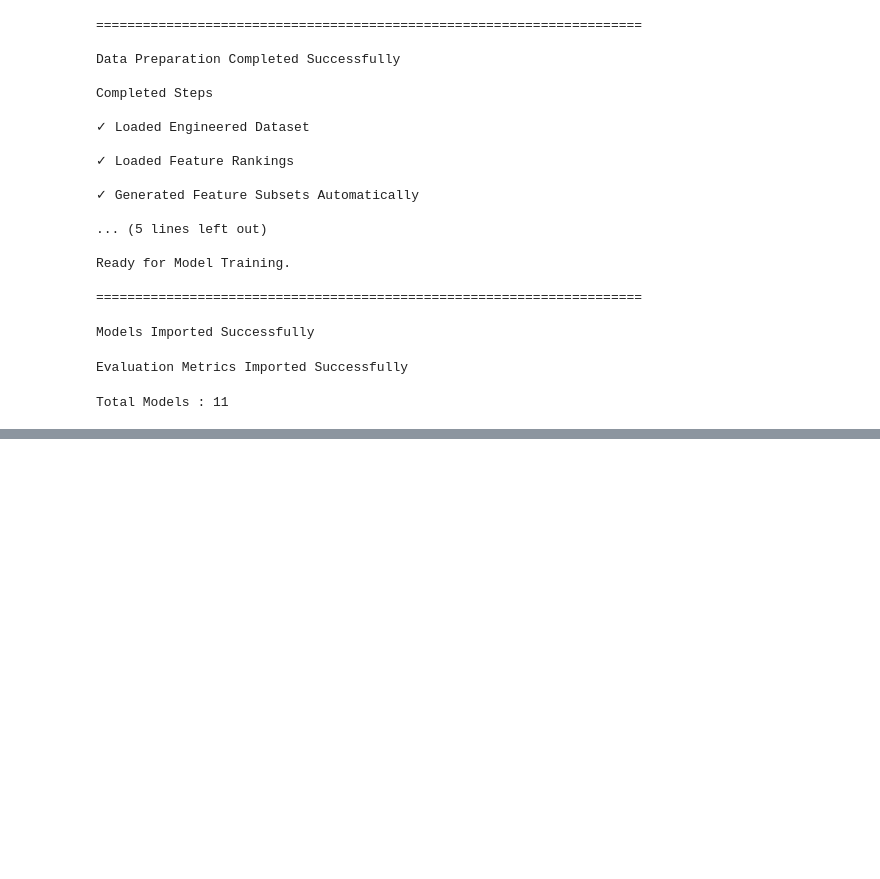
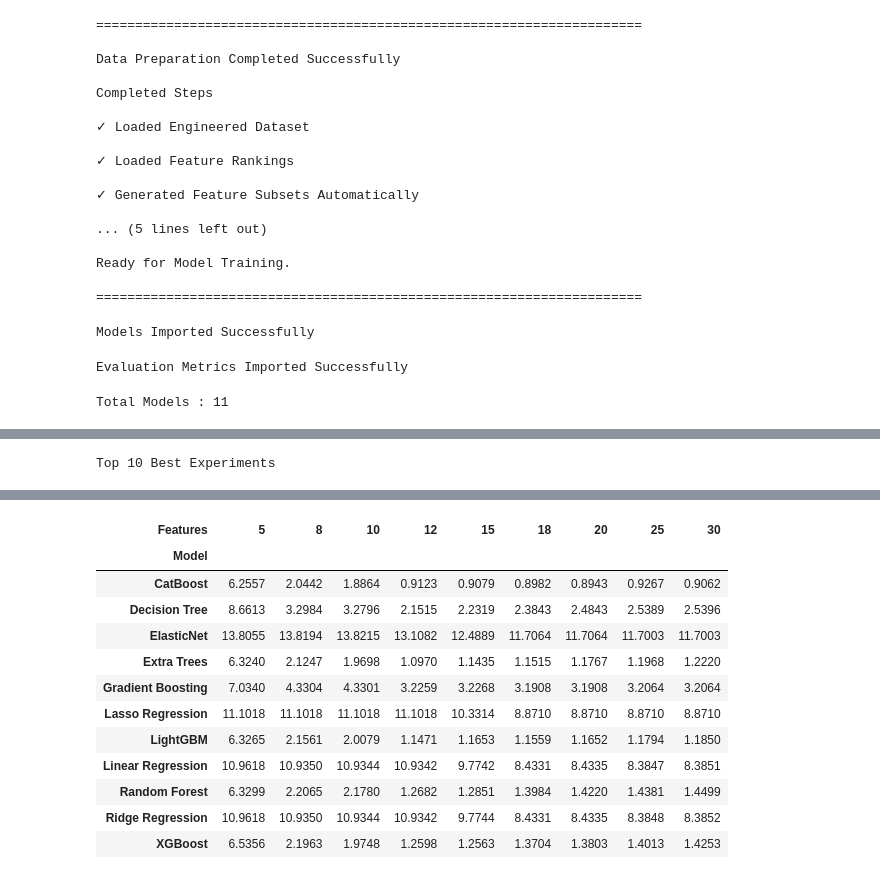
Before and after one commit to IvySingh-1/CERN-dielectron-ML-sensor-optimization, a Jupyter notebook: notebooks/06_Model_Training.ipynb, the cells around one changed output, grey strips where cells are left out. Drawn from its saved outputs; the diff is of its cells as text; code cells hidden in the pictures; blank space fills up the shorter version.

Commit message:
trained models part 2

```diff
--- a/notebooks/06_Model_Training.ipynb
+++ b/notebooks/06_Model_Training.ipynb
@@ -713,0 +752,67 @@ Training Completed Successfully
+# %%
+# =====================================================
+# Create Performance Table
+# =====================================================
+# Combine the evaluation metrics from all
+# experiments into a single DataFrame.
+#
+# The table is sorted by RMSE since
+# lower RMSE indicates better prediction
+# performance.
+# =====================================================
+
+results_df = pd.DataFrame(results)
+
+results_df = results_df[
+
+    [
+
+        "Model",
+
+        "Features",
+
+        "MAE",
+
+        "MSE",
+
+        "RMSE",
+
+        "MAPE",
+
+        "R2",
+
+        "Adjusted R2"
+
+    ]
+
+]
+
+results_df = results_df.sort_values(
+
+    by="RMSE",
+
+    ascending=True
+
+).reset_index(drop=True)
+
+print("Top 10 Best Experiments")
+
+display(results_df.head(10))
+
+# =====================================================
+# Performance Pivot Table
+# =====================================================
+# Compare RMSE across different models and
+# feature subset sizes.
+# Lower RMSE indicates better performance.
+# =====================================================
+
+rmse_pivot = results_df.pivot_table(
+    index="Model",
+    columns="Features",
+    values="RMSE"
+)
+
+display(rmse_pivot)
+# %% [output]
+Top 10 Best Experiments
@@ -713,0 +830,13 @@ Training Completed Successfully
+| Features | 5 | 8 | 10 | 12 | 15 | 18 | 20 | 25 | 30 |
+| Model |  |  |  |  |  |  |  |  |  |
+| CatBoost | 6.2557 | 2.0442 | 1.8864 | 0.9123 | 0.9079 | 0.8982 | 0.8943 | 0.9267 | 0.9062 |
+| Decision Tree | 8.6613 | 3.2984 | 3.2796 | 2.1515 | 2.2319 | 2.3843 | 2.4843 | 2.5389 | 2.5396 |
+| ElasticNet | 13.8055 | 13.8194 | 13.8215 | 13.1082 | 12.4889 | 11.7064 | 11.7064 | 11.7003 | 11.7003 |
+| Extra Trees | 6.3240 | 2.1247 | 1.9698 | 1.0970 | 1.1435 | 1.1515 | 1.1767 | 1.1968 | 1.2220 |
+| Gradient Boosting | 7.0340 | 4.3304 | 4.3301 | 3.2259 | 3.2268 | 3.1908 | 3.1908 | 3.2064 | 3.2064 |
+| Lasso Regression | 11.1018 | 11.1018 | 11.1018 | 11.1018 | 10.3314 | 8.8710 | 8.8710 | 8.8710 | 8.8710 |
+| LightGBM | 6.3265 | 2.1561 | 2.0079 | 1.1471 | 1.1653 | 1.1559 | 1.1652 | 1.1794 | 1.1850 |
+| Linear Regression | 10.9618 | 10.9350 | 10.9344 | 10.9342 | 9.7742 | 8.4331 | 8.4335 | 8.3847 | 8.3851 |
+| Random Forest | 6.3299 | 2.2065 | 2.1780 | 1.2682 | 1.2851 | 1.3984 | 1.4220 | 1.4381 | 1.4499 |
+| Ridge Regression | 10.9618 | 10.9350 | 10.9344 | 10.9342 | 9.7744 | 8.4331 | 8.4335 | 8.3848 | 8.3852 |
+| XGBoost | 6.5356 | 2.1963 | 1.9748 | 1.2598 | 1.2563 | 1.3704 | 1.3803 | 1.4013 | 1.4253 |
```
Also changed, not shown: parts of 3 cells of this notebook, 4 other files.
